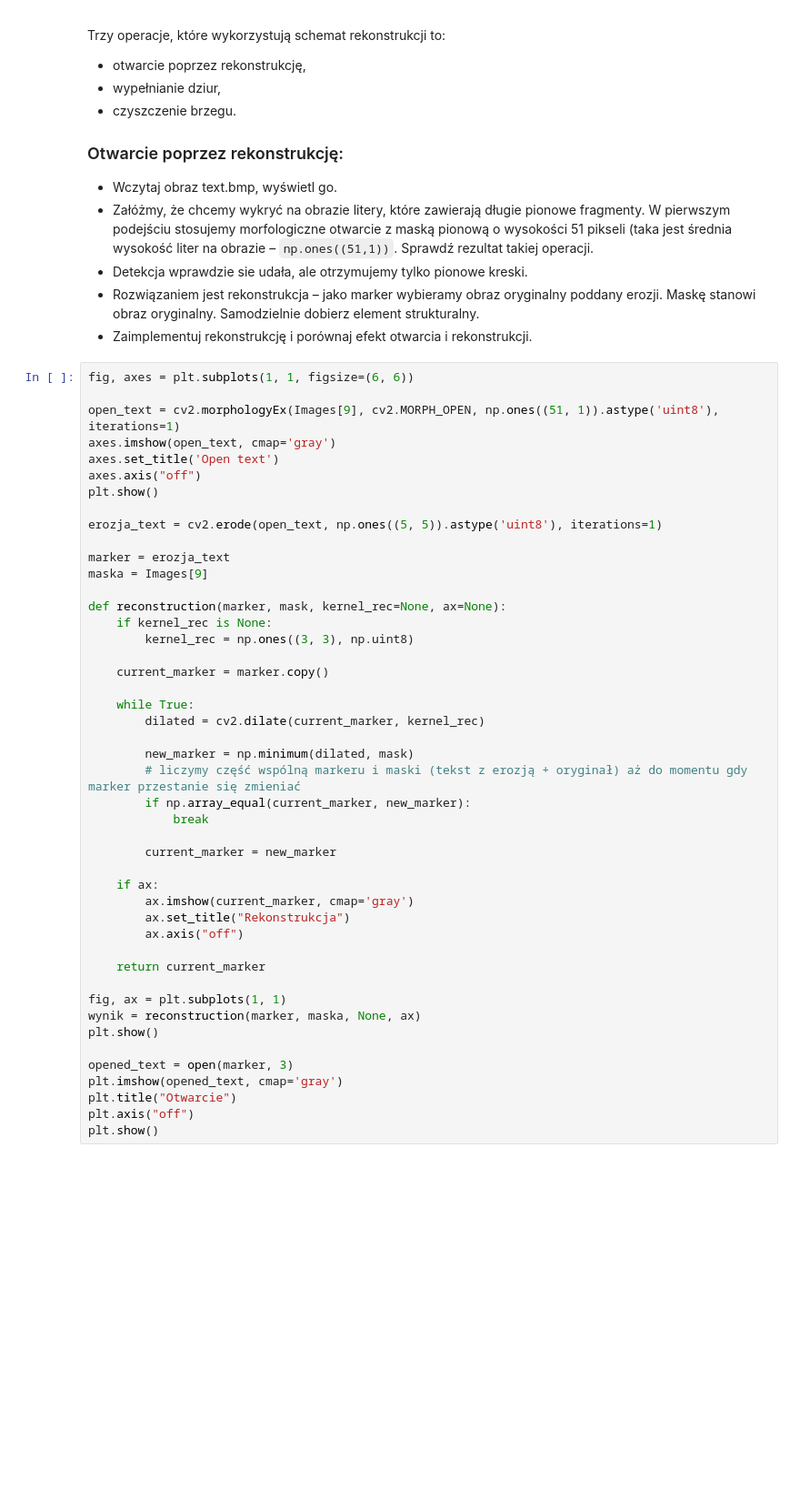
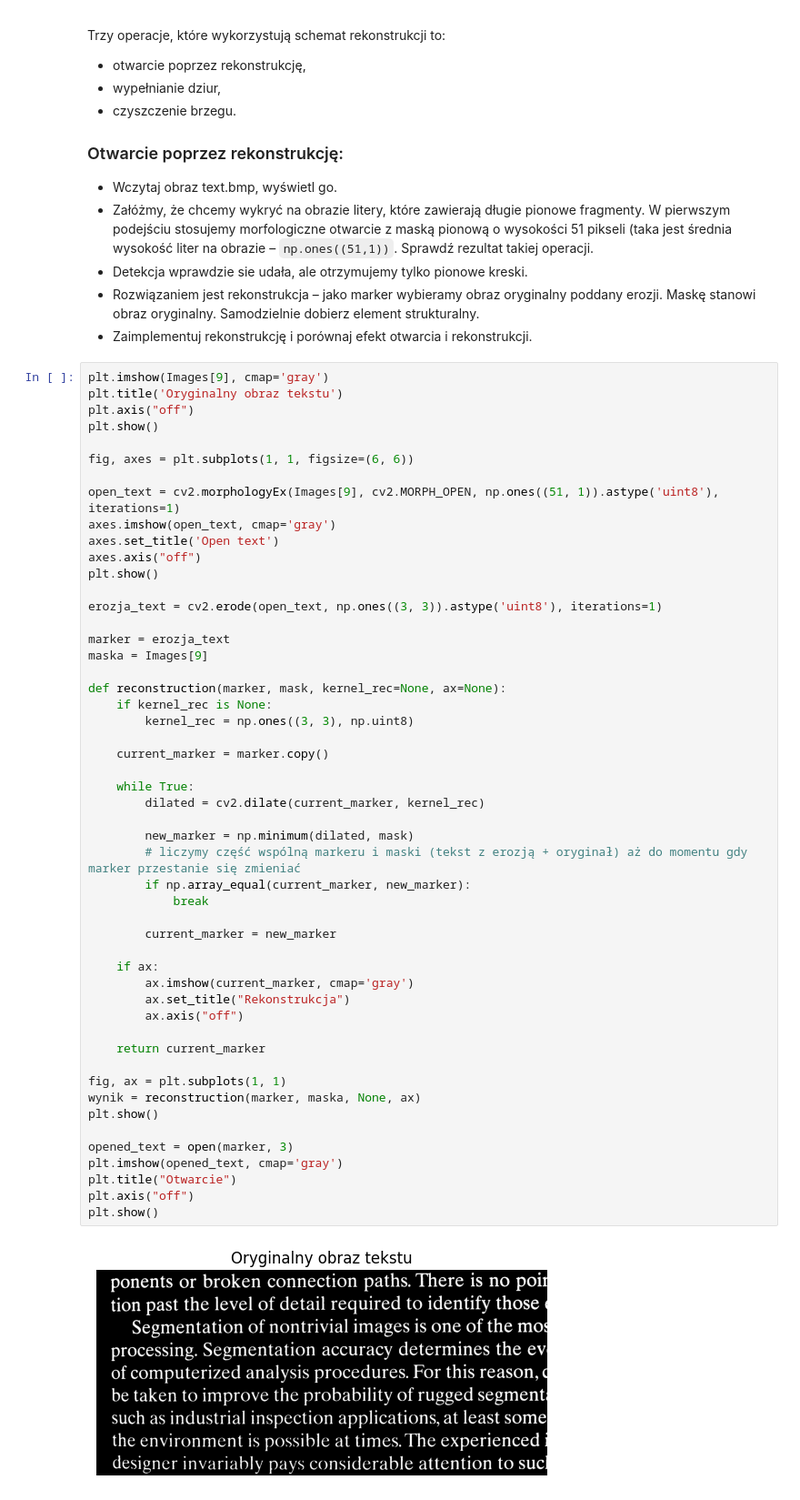
Before and after one commit to epetrycka/POC, a Jupyter notebook: lab_10/10_morphology.ipynb, the cells around one changed output. Shown at 91% size. Cells and saved outputs as stored; diff of their text form; blank space fills up the shorter version.

```diff
--- a/lab_10/10_morphology.ipynb
+++ b/lab_10/10_morphology.ipynb
@@ -231,6 +250,11 @@ Trzy operacje, które wykorzystują schemat rekonstrukcji to:
 - Rozwiązaniem jest rekonstrukcja – jako marker wybieramy obraz oryginalny poddany erozji. Maskę stanowi obraz oryginalny. Samodzielnie dobierz element strukturalny.
 - Zaimplementuj rekonstrukcję i porównaj efekt otwarcia i rekonstrukcji.
 # %%
+plt.imshow(Images[9], cmap='gray')
+plt.title('Oryginalny obraz tekstu')
+plt.axis("off")
+plt.show()
+
 fig, axes = plt.subplots(1, 1, figsize=(6, 6))
 
 open_text = cv2.morphologyEx(Images[9], cv2.MORPH_OPEN, np.ones((51, 1)).astype('uint8'), iterations=1)
@@ -239,7 +263,7 @@ axes.set_title('Open text')
 axes.axis("off")
 plt.show()
 
-erozja_text = cv2.erode(open_text, np.ones((5, 5)).astype('uint8'), iterations=1)
+erozja_text = cv2.erode(open_text, np.ones((3, 3)).astype('uint8'), iterations=1)
 
 marker = erozja_text
 maska = Images[9]
@@ -249,30 +273,32 @@ def reconstruction(marker, mask, kernel_rec=None, ax=None):
         kernel_rec = np.ones((3, 3), np.uint8)
 
     current_marker = marker.copy()
 
     while True:
         dilated = cv2.dilate(current_marker, kernel_rec)
 
         new_marker = np.minimum(dilated, mask)
         # liczymy część wspólną markeru i maski (tekst z erozją + oryginał) aż do momentu gdy marker przestanie się zmieniać
         if np.array_equal(current_marker, new_marker):
             break
 
         current_marker = new_marker
 
     if ax:
         ax.imshow(current_marker, cmap='gray')
         ax.set_title("Rekonstrukcja")
         ax.axis("off")
 
     return current_marker
 
 fig, ax = plt.subplots(1, 1)
 wynik = reconstruction(marker, maska, None, ax)
 plt.show()
 
 opened_text = open(marker, 3)
 plt.imshow(opened_text, cmap='gray')
 plt.title("Otwarcie")
 plt.axis("off")
 plt.show()
+# %% [output]
+[figure, added]
```
Also changed, not shown: parts of 8 cells of this notebook, 6 other files.
